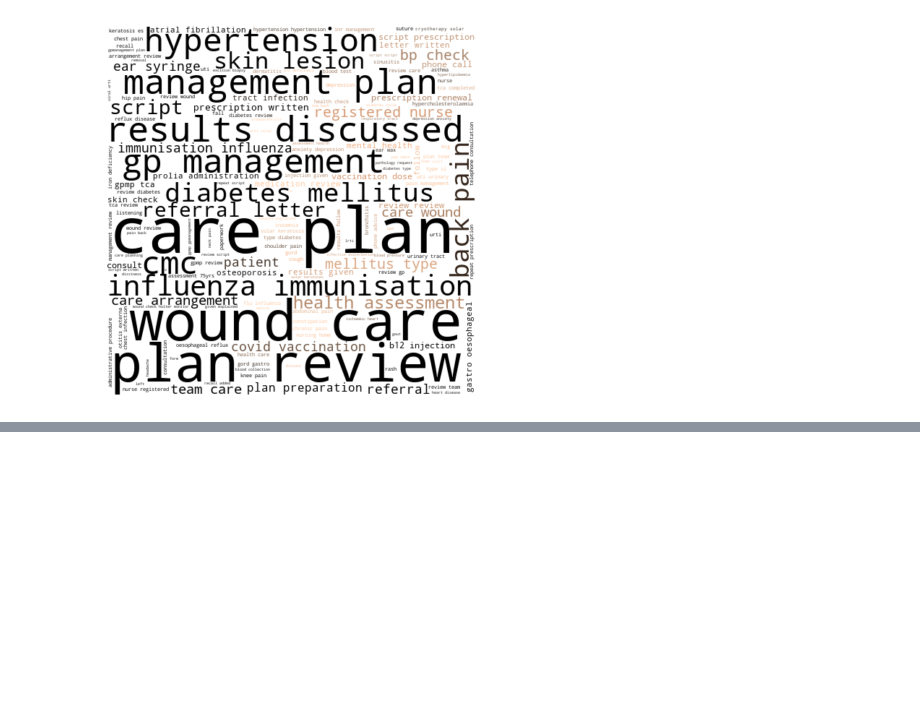
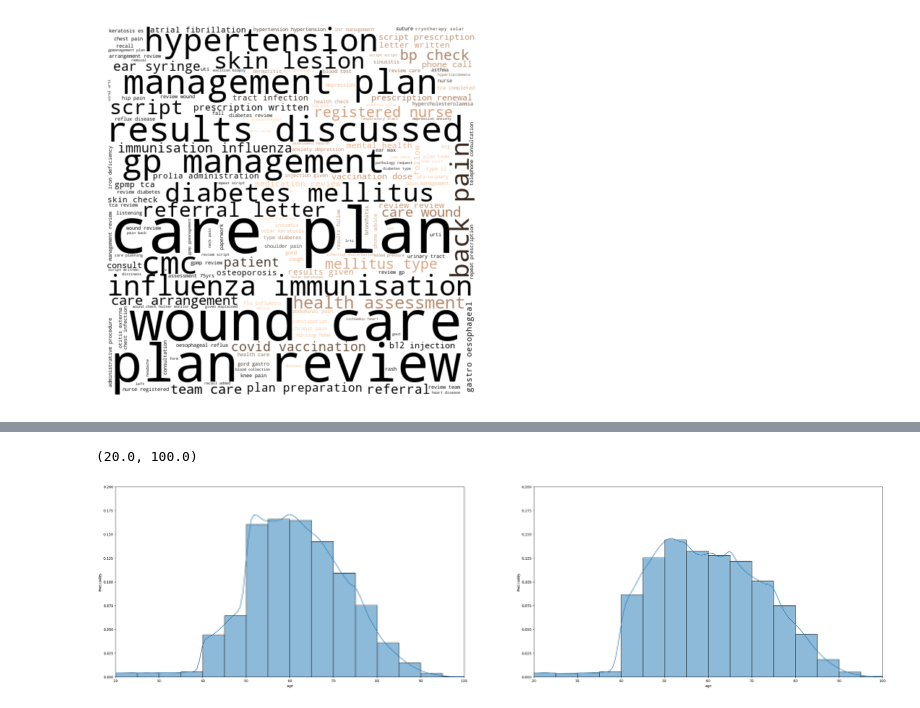
Before and after one commit to marianocabezas/hearing, a Jupyter notebook: warehouse.ipynb, the cells around one changed output, grey strips where cells are left out. Cells and saved outputs as stored; diff of their text form; code cells hidden in the pictures; blank space fills up the shorter version.

```diff
--- a/warehouse.ipynb
+++ b/warehouse.ipynb
@@ -377,0 +343,25 @@ plt.axis('off')
+# %%
+# 17 Specsacers AU and NZ Age Range Histplot
+
+au_data = pd.read_csv(os.path.join(data_dir,'AU_screeners_data.csv'))
+nz_data = pd.read_csv(os.path.join(data_dir,'NZ_screeners_data.csv'))
+
+au_ages = au_data.assign(
+    age=pd.to_numeric(au_data['testDateTime'].str[-4:]) - pd.to_numeric(au_data['birthday']).to_numpy()
+)
+nz_ages = nz_data.assign(
+    age=pd.to_numeric(nz_data['testDateTime'].str[-4:]) - pd.to_numeric(nz_data['birthday']).to_numpy()
+)
+
+plt.figure(figsize=(40, 10))
+plt.subplot(1, 2, 1)
+sn.histplot(data=au_ages, x='age', kde=True, stat='probability', binwidth=5, binrange=[20, 100])
+plt.ylim([0, 0.20])
+plt.xlim([20, 100])
+plt.subplot(1, 2, 2)
+sn.histplot(data=nz_ages, x='age', kde=True, stat='probability', binwidth=5, binrange=[20, 100])
+plt.ylim([0, 0.20])
+plt.xlim([20, 100])
+# %% [output]
+(20.0, 100.0)
+[figure, added]
```
Also changed, not shown: parts of 15 cells of this notebook, 12 other files.
